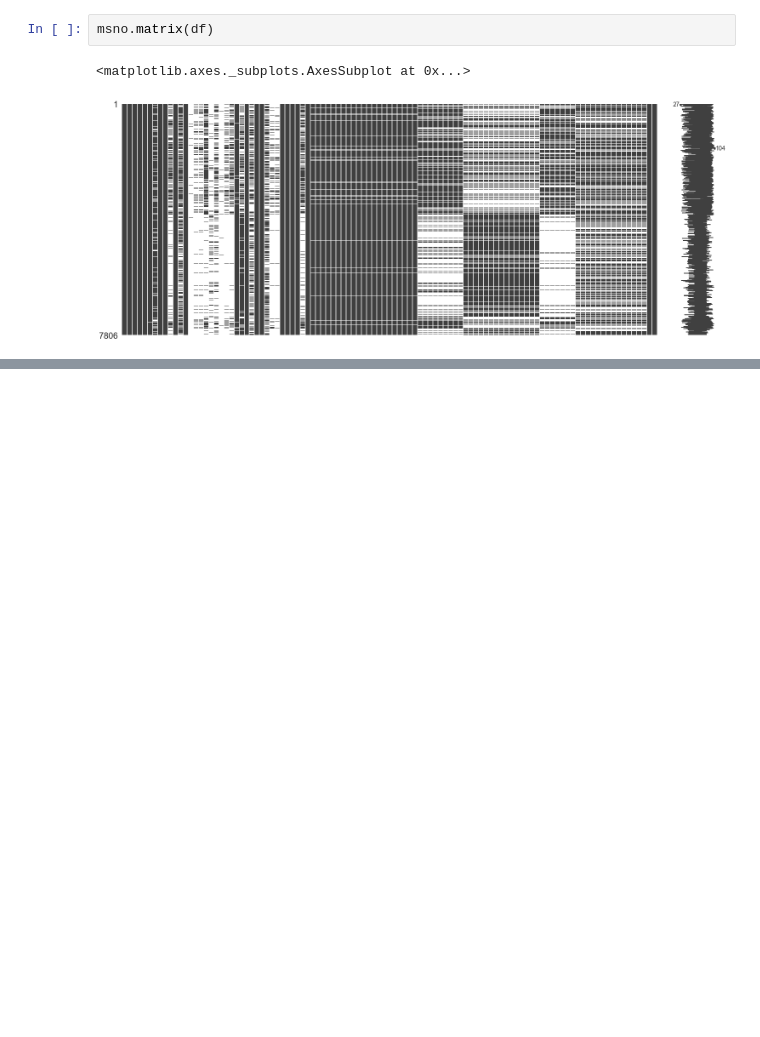
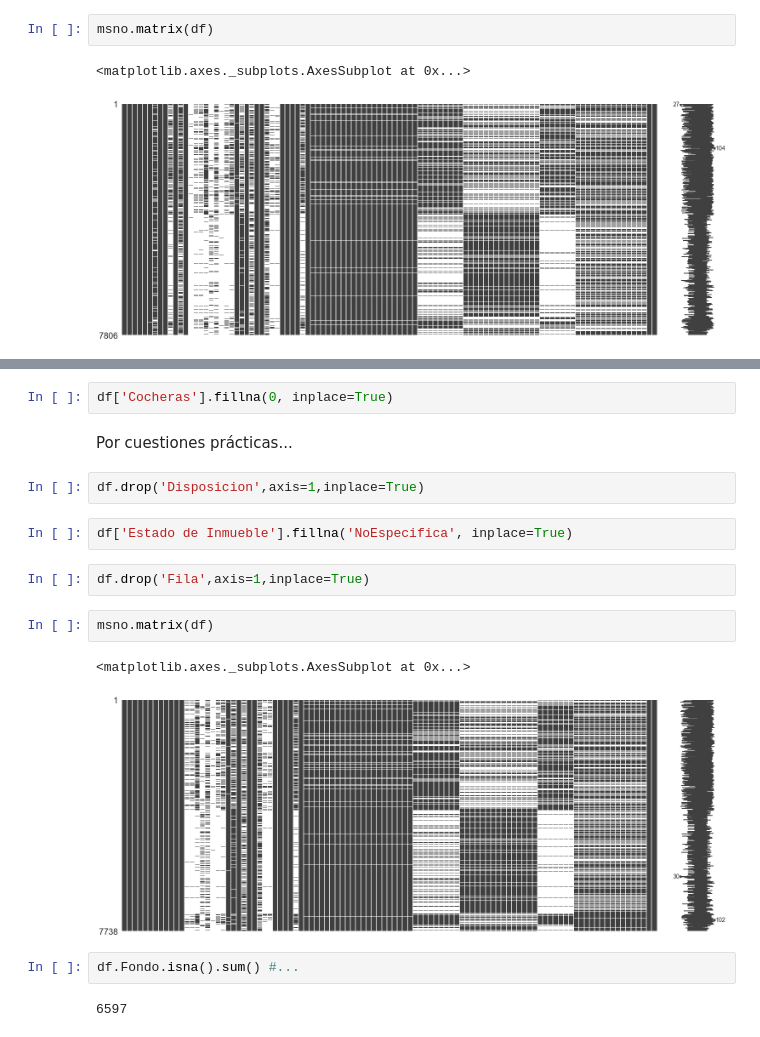
Before and after one commit to PBenavides/Automated-Valuation-Model-Lima, a Jupyter notebook: Analisis_casas_pt_2.ipynb, the cells around one changed output, grey strips where cells are left out. Cells and saved outputs as stored; diff of their text form; blank space fills up the shorter version.

```diff
--- a/Analisis_casas_pt_2.ipynb
+++ b/Analisis_casas_pt_2.ipynb
@@ -368,0 +399,19 @@ msno.matrix(df)
+# %%
+df['Cocheras'].fillna(0, inplace=True)
+# %% [markdown]
+Por cuestiones prácticas...
+# %%
+df.drop('Disposicion',axis=1,inplace=True)
+# %%
+df['Estado de Inmueble'].fillna('NoEspecifica', inplace=True)
+# %%
+df.drop('Fila',axis=1,inplace=True)
+# %%
+msno.matrix(df)
+# %% [output]
+<matplotlib.axes._subplots.AxesSubplot at 0x...>
+[figure, added]
+# %%
+df.Fondo.isna().sum() #...
+# %% [output]
+6597
```
Also changed, not shown: parts of 4 cells of this notebook.
